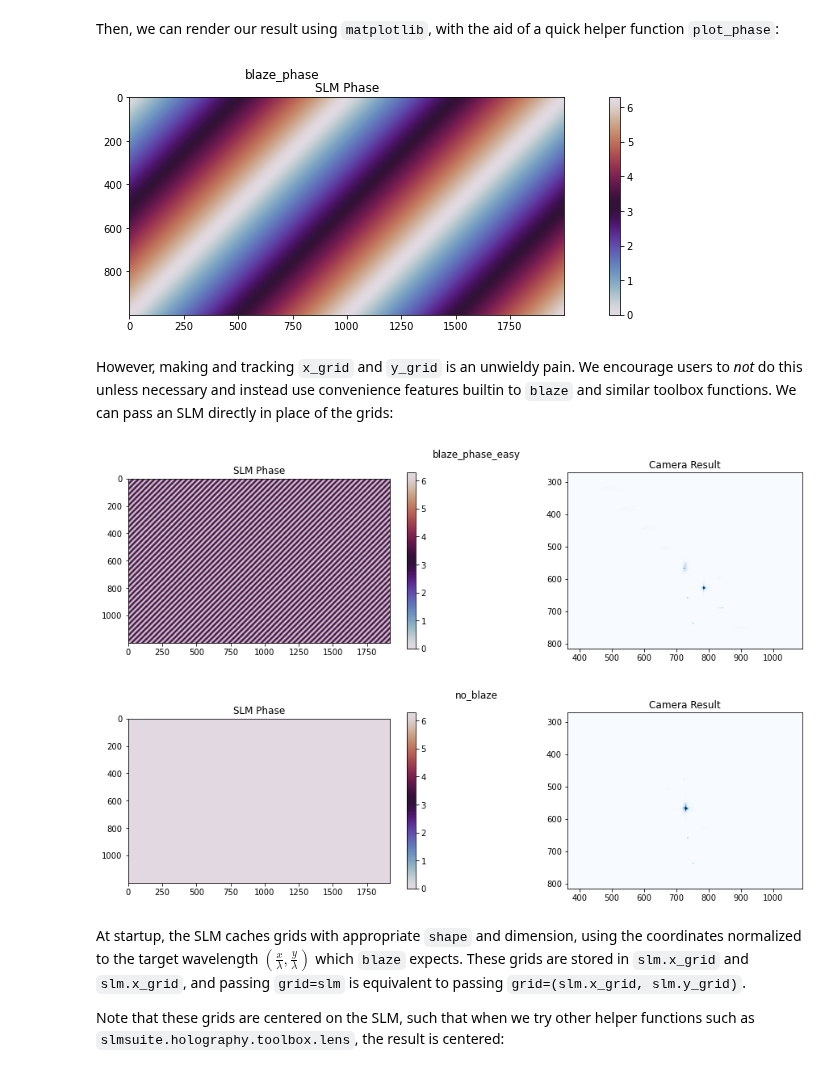
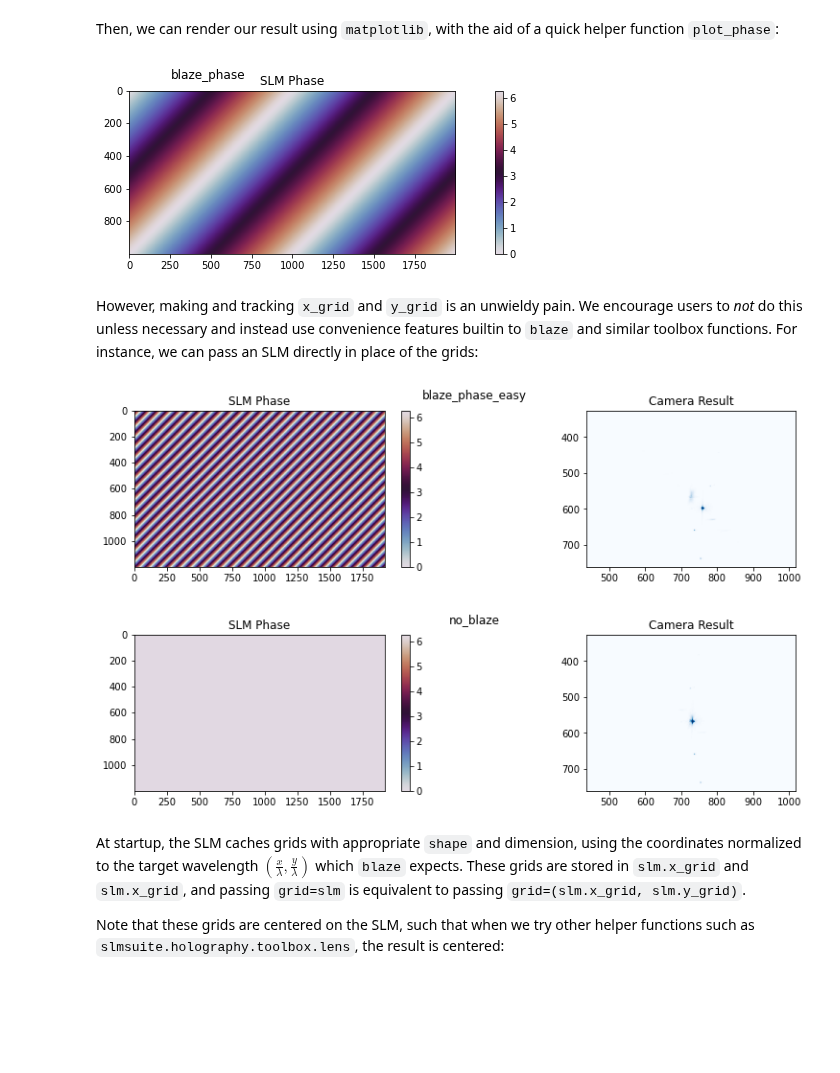
Before and after one commit to slmsuite/slmsuite-examples, a Jupyter notebook: examples/structured_light.ipynb, the cells around one changed output. Drawn from its saved outputs; the diff is of its cells as text; code cells hidden in the pictures; blank space fills up the shorter version.

Commit message:
Adjusted plot sizes to better fit readthedocs.

```diff
--- a/examples/structured_light.ipynb
+++ b/examples/structured_light.ipynb
@@ -68,7 +68,7 @@ Then, we can render our result using `matplotlib`, with the aid of a quick helpe
 # %%
 def plot_phase(phase, title="", cam=cam, zoom=True):
     # One plot if no camera; two otherwise.
-    _, axs = plt.subplots(1, 2 - (cam is None), figsize=(16,4))
+    _, axs = plt.subplots(1, 2 - (cam is None), figsize=(14,3))
 
     if cam is None:
         axs = [axs]
@@ -94,8 +94,8 @@ def plot_phase(phase, title="", cam=cam, zoom=True):
         if zoom:
             xlim = axs[1].get_xlim()
             ylim = axs[1].get_ylim()
-            axs[1].set_xlim([xlim[0] * .75 + xlim[1] * .25, xlim[0] * .25 + xlim[1] * .75])
-            axs[1].set_ylim([ylim[0] * .75 + ylim[1] * .25, ylim[0] * .25 + ylim[1] * .75])
+            axs[1].set_xlim([xlim[0] * .7 + xlim[1] * .3, xlim[0] * .3 + xlim[1] * .7])
+            axs[1].set_ylim([ylim[0] * .7 + ylim[1] * .3, ylim[0] * .3 + ylim[1] * .7])
 
     # Make a title, if given.
     plt.suptitle(title)
@@ -103,17 +103,17 @@ def plot_phase(phase, title="", cam=cam, zoom=True):
 
 plot_phase(blaze_phase, "blaze_phase", cam=None)
 # %% [output]
-[figure, old version]
+[figure, new version]
 # %% [markdown]
-However, making and tracking `x_grid` and `y_grid` is an unwieldy pain. We encourage users to _not_ do this unless necessary and instead use convenience features builtin to `blaze` and similar toolbox functions. We can pass an SLM directly in place of the grids:
+However, making and tracking `x_grid` and `y_grid` is an unwieldy pain. We encourage users to _not_ do this unless necessary and instead use convenience features builtin to `blaze` and similar toolbox functions. For instance, we can pass an SLM directly in place of the grids:
 # %%
-blaze_phase_easy = toolbox.blaze(grid=slm, vector=(.002, .002))
+blaze_phase_easy = toolbox.blaze(grid=slm, vector=(.001, .001))
 plot_phase(blaze_phase_easy, "blaze_phase_easy")
 no_blaze = toolbox.blaze(grid=slm, vector=(0,0))
 plot_phase(no_blaze, "no_blaze")
 # %% [output]
-[figure, old version]
+[figure, new version]
-[figure, old version]
+[figure, new version]
 # %% [markdown]
 At startup, the SLM caches grids with appropriate `shape` and dimension, using the coordinates normalized to the target wavelength $(\frac{x}{\lambda}, \frac{y}{\lambda})$ which `blaze` expects. These grids are stored in `slm.x_grid` and `slm.x_grid`, and passing `grid=slm` is equivalent to passing `grid=(slm.x_grid, slm.y_grid)`.
 
```
Also changed, not shown: parts of 22 cells of this notebook.
